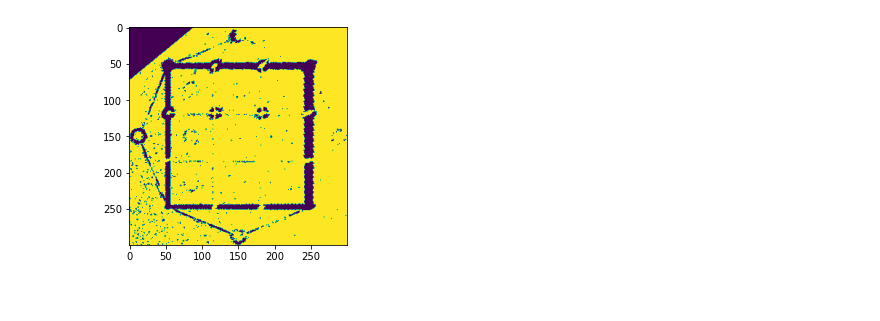
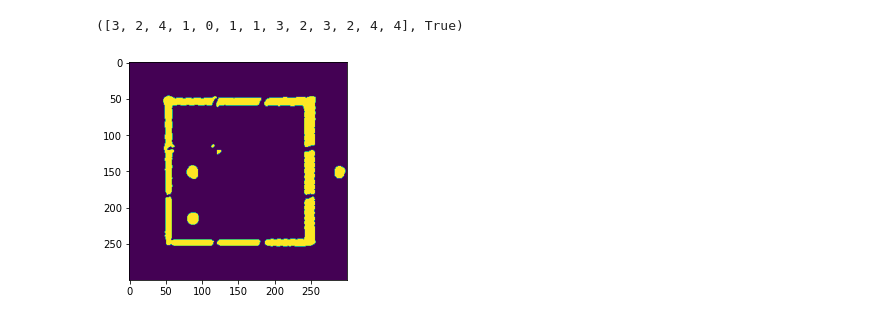
Before and after one commit to Black2856/ISCrun_game, a Jupyter notebook: 射影変換/block_detect.ipynb, the cells around one changed output. Cells and saved outputs as stored; diff of their text form; code cells hidden in the pictures.

```diff
--- a/射影変換/block_detect.ipynb
+++ b/射影変換/block_detect.ipynb
@@ -17,16 +17,18 @@ class option:
     BLOCK_POS = [[150, 12], [288, 150], [150, 288], [12, 150],
         [-1, -1],
         [86, 86], [150, 86], [216, 86],
-        [86, 150], [150, 150],
+        [86, 150], [216, 150],
         [86, 216], [150, 216], [216, 216]]
-    RED_BLOCK_MIN_THRESHOLD1 = [0, 0, 0] #HSV
-    RED_BLOCK_MAX_THRESHOLD1 = [30, 255, 255] #HSV]
-    RED_BLOCK_MIN_THRESHOLD2 = [163, 0, 0] #HSV
+    RED_BLOCK_MIN_THRESHOLD1 = [0, 60, 60] #HSV
+    RED_BLOCK_MAX_THRESHOLD1 = [20, 255, 255] #HSV
+    RED_BLOCK_MIN_THRESHOLD2 = [160, 60, 60] #HSV
     RED_BLOCK_MAX_THRESHOLD2 = [179, 255, 255] #HSV
-    GREEN_BLOCK_MIN_THRESHOLD = [100, 0, 0] #HSV
-    GREEN_BLOCK_MAX_THRESHOLD = [138, 255, 255] #HSV
-    BLUE_BLOCK_MIN_THRESHOLD = [45, 0, 0] #HSV
-    BLUE_BLOCK_MAX_THRESHOLD = [90, 255, 255] #HSV
+    GREEN_BLOCK_MIN_THRESHOLD = [45, 60, 60] #HSV
+    GREEN_BLOCK_MAX_THRESHOLD = [80, 255, 255] #HSV
+    BLUE_BLOCK_MIN_THRESHOLD = [105, 60, 60] #HSV
+    BLUE_BLOCK_MAX_THRESHOLD = [140, 255, 255] #HSV
+    YELLOW_BLOCK_MIN_THRESHOLD = [20, 60, 60] #HSV
+    YELLOW_BLOCK_MAX_THRESHOLD = [45, 255, 255] #HSV
 # %%
 ### 画像処理 閾値マスク -> 2値化 (hsv)
 def img_mask(img, min, max):
@@ -37,20 +39,51 @@ def img_mask(img, min, max):
     masked_img = cv2.bitwise_and(img, img, mask=mask)
     mask_gray = cv2.cvtColor(masked_img, cv2.COLOR_BGR2GRAY)
     ret, mask_bit = cv2.threshold(mask_gray, 1, 255, cv2.THRESH_BINARY)
+    kernel = np.ones((2,2), np.uint8)
+    mask_bit = cv2.dilate(mask_bit, kernel, iterations = 1)
     return mask_bit
 # %%
-### ブロックの検出 300×300の場合
+### エリア内のブロックの検出 300×300の場合
 def detect_block(img, point):
-    block_color = [] #0:無, 1:赤, 2:緑, 3:青, 4:黄色
-    red_bit1 = img_mask(img, param.RED_BLOCK_MIN_THRESHOLD1, param.RED_BLOCK_MAX_THRESHOLD1)
-    red_bit2 = img_mask(img, param.RED_BLOCK_MIN_THRESHOLD2, param.RED_BLOCK_MAX_THRESHOLD2)
+    block_color = [0 for i in param.BLOCK_POS] #0:無, 1:赤, 2:緑, 3:青, 4:黄色
+
+    #画像の平滑化
+    size = 4
+    kernel = np.ones((size, size),np.float32) / (size**2)
+    blurred_img = cv2.filter2D(img,-1,kernel)
+
+    #マスク
+    red_bit1 = img_mask(blurred_img, param.RED_BLOCK_MIN_THRESHOLD1, param.RED_BLOCK_MAX_THRESHOLD1)
+    red_bit2 = img_mask(blurred_img, param.RED_BLOCK_MIN_THRESHOLD2, param.RED_BLOCK_MAX_THRESHOLD2)
     red_bit = red_bit1 | red_bit2
-    green_bit = img_mask(img, param.GREEN_BLOCK_MIN_THRESHOLD, param.GREEN_BLOCK_MAX_THRESHOLD)
-    blue_bit = img_mask(img, param.BLUE_BLOCK_MIN_THRESHOLD, param.BLUE_BLOCK_MAX_THRESHOLD)
-    plt.imshow(np.array(red_bit))
+    green_bit = img_mask(blurred_img, param.GREEN_BLOCK_MIN_THRESHOLD, param.GREEN_BLOCK_MAX_THRESHOLD)
+    blue_bit = img_mask(blurred_img, param.BLUE_BLOCK_MIN_THRESHOLD, param.BLUE_BLOCK_MAX_THRESHOLD)
+    yellow_bit = img_mask(blurred_img, param.YELLOW_BLOCK_MIN_THRESHOLD, param.YELLOW_BLOCK_MAX_THRESHOLD)
+
+    #検知
+    for i, a in enumerate(param.BLOCK_POS):
+        if(red_bit[a[1]][a[0]] == 255):
+            block_color[i] = 1
+        if(green_bit[a[1]][a[0]] == 255):
+            block_color[i] = 2
+        if(blue_bit[a[1]][a[0]] == 255):
+            block_color[i] = 3
+        if(yellow_bit[a[1]][a[0]] == 255):
+            block_color[i] = 4
+
+    block_color[4] = 0
+
+    #ブロックの数が正しいか
+    success = False
+    if(block_color.count(1) == 3 and block_color.count(2) == 3 and block_color.count(3) == 3 and block_color.count(4) == 3):
+        success = True
+
+    plt.imshow(np.array(green_bit))
+    return block_color, success
 
 img = cv2.imread("a.png")
 param = option()
 detect_block(img, 0)
 # %% [output]
+([3, 2, 4, 1, 0, 1, 1, 3, 2, 3, 2, 4, 4], True)
-[figure, old version]
+[figure, new version]
```
Also changed, not shown: 10 other files.
